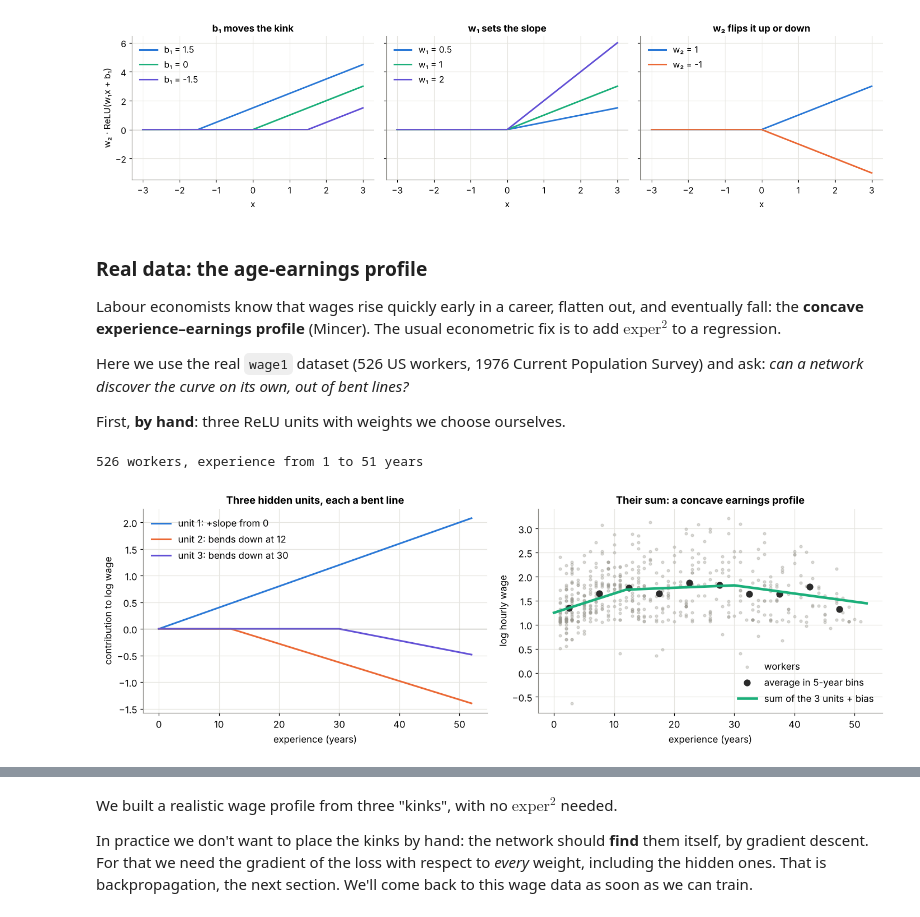
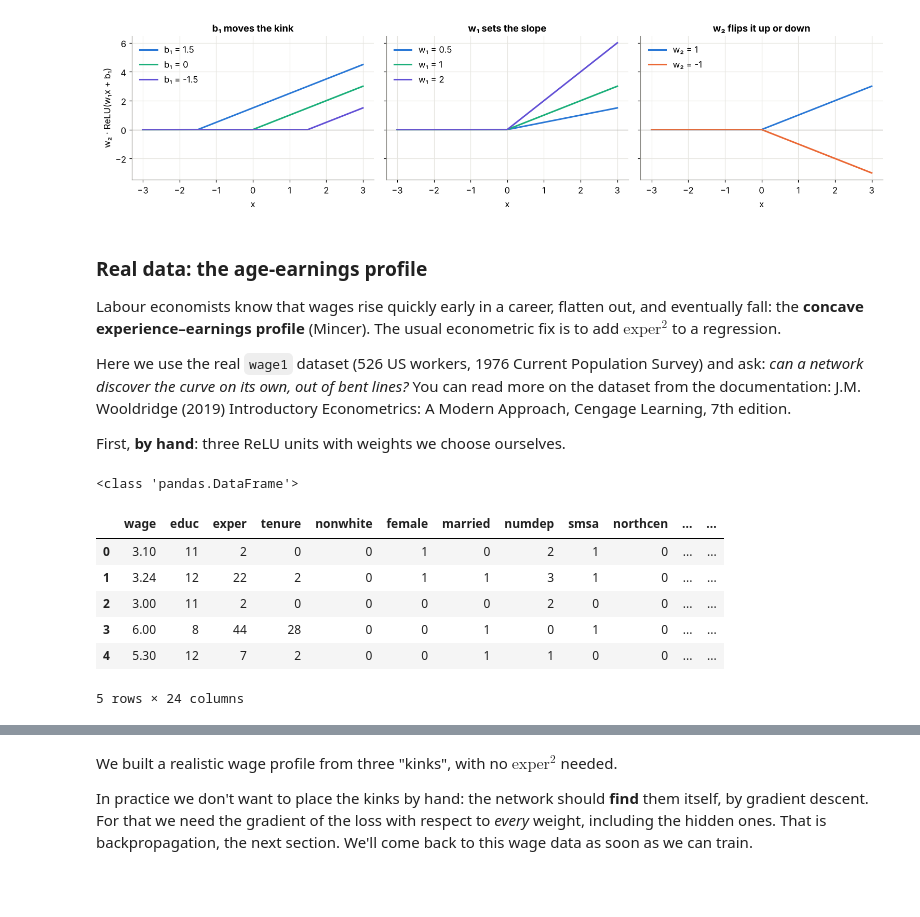
Before and after one commit to ilirsheraj/UMT-Classes, a Jupyter notebook: DL-RL/week_05_Shallow_NNs/shallow_neural_networks.ipynb, the cells around one changed output, grey strips where cells are left out. Drawn from its saved outputs; the diff is of its cells as text; code cells hidden in the pictures; blank space fills up the shorter version.

Commit message:
shallow NNs wage part done

```diff
--- a/DL-RL/week_05_Shallow_NNs/shallow_neural_networks.ipynb
+++ b/DL-RL/week_05_Shallow_NNs/shallow_neural_networks.ipynb
@@ -295,41 +295,20 @@ plt.tight_layout(); plt.show()
 
 Labour economists know that wages rise quickly early in a career, flatten out, and eventually fall: the **concave experience–earnings profile** (Mincer). The usual econometric fix is to add $\text{exper}^2$ to a regression.
 
-Here we use the real `wage1` dataset (526 US workers, 1976 Current Population Survey) and ask: *can a network discover the curve on its own, out of bent lines?*
+Here we use the real `wage1` dataset (526 US workers, 1976 Current Population Survey) and ask: *can a network discover the curve on its own, out of bent lines?* You can read more on the dataset from the documentation: J.M. Wooldridge (2019) Introductory Econometrics: A Modern Approach, Cengage Learning, 7th edition.
 
 First, **by hand**: three ReLU units with weights we choose ourselves.
 # %%
+# Get the real data from woolridge package installed above
 wage1 = wooldridge.data("wage1")
-exper = wage1["exper"].values.astype(float)       # years of experience
-logw  = np.log(wage1["wage"].values)              # log hourly wage
-print(f"{len(exper)} workers, experience from {exper.min():.0f} to {exper.max():.0f} years")
-
-# binned averages: what the "true" profile looks like
-bins = np.arange(0, 55, 5)
-mid = (bins[:-1] + bins[1:]) / 2
-bin_mean = [logw[(exper >= lo) & (exper < hi)].mean() for lo, hi in zip(bins[:-1], bins[1:])]
-
-# three hand-crafted bent lines (in years of experience directly)
-ex = np.linspace(0, 52, 400)
-base = 1.25
-u1 =  0.040 * relu(ex - 0)     # rises from the start...
-u2 = -0.035 * relu(ex - 12)    # ...flattens after ~12 years...
-u3 = -0.022 * relu(ex - 30)    # ...and declines after ~30 years
-total = base + u1 + u2 + u3
-
-fig, (axA, axB) = plt.subplots(1, 2, figsize=(13, 4.4))
-for u, lab, col in [(u1, "unit 1: +slope from 0", BLUE), (u2, "unit 2: bends down at 12", ORANGE), (u3, "unit 3: bends down at 30", VIOLET)]:
-    axA.plot(ex, u, color=col, label=lab)
-axA.axhline(0, color=GRAY, lw=.8)
-axA.set(title="Three hidden units, each a bent line", xlabel="experience (years)", ylabel="contribution to log wage")
-axA.legend()
-
-axB.scatter(exper, logw, s=9, color=GRAY, alpha=.35, label="workers")
-axB.plot(mid, bin_mean, "o", color=INK, ms=7, label="average in 5-year bins")
-axB.plot(ex, total, color=AQUA, lw=3, label="sum of the 3 units + bias")
-axB.set(title="Their sum: a concave earnings profile", xlabel="experience (years)", ylabel="log hourly wage")
-axB.legend(loc="lower right")
-plt.tight_layout(); plt.show()
+print(type(wage1))
+wage1.head()
 # %% [output]
-526 workers, experience from 1 to 51 years
+<class 'pandas.DataFrame'>
-[figure, removed]
+|  | wage | educ | exper | tenure | nonwhite | female | married | numdep | smsa | northcen | ... | ... |
+| 0 | 3.10 | 11 | 2 | 0 | 0 | 1 | 0 | 2 | 1 | 0 | ... | ... |
+| 1 | 3.24 | 12 | 22 | 2 | 0 | 1 | 1 | 3 | 1 | 0 | ... | ... |
+| 2 | 3.00 | 11 | 2 | 0 | 0 | 0 | 0 | 2 | 0 | 0 | ... | ... |
+| 3 | 6.00 | 8 | 44 | 28 | 0 | 0 | 1 | 0 | 1 | 0 | ... | ... |
+| 4 | 5.30 | 12 | 7 | 2 | 0 | 0 | 1 | 1 | 0 | 0 | ... | ... |
+5 rows × 24 columns
```
Also changed, not shown: parts of 10 cells of this notebook.
